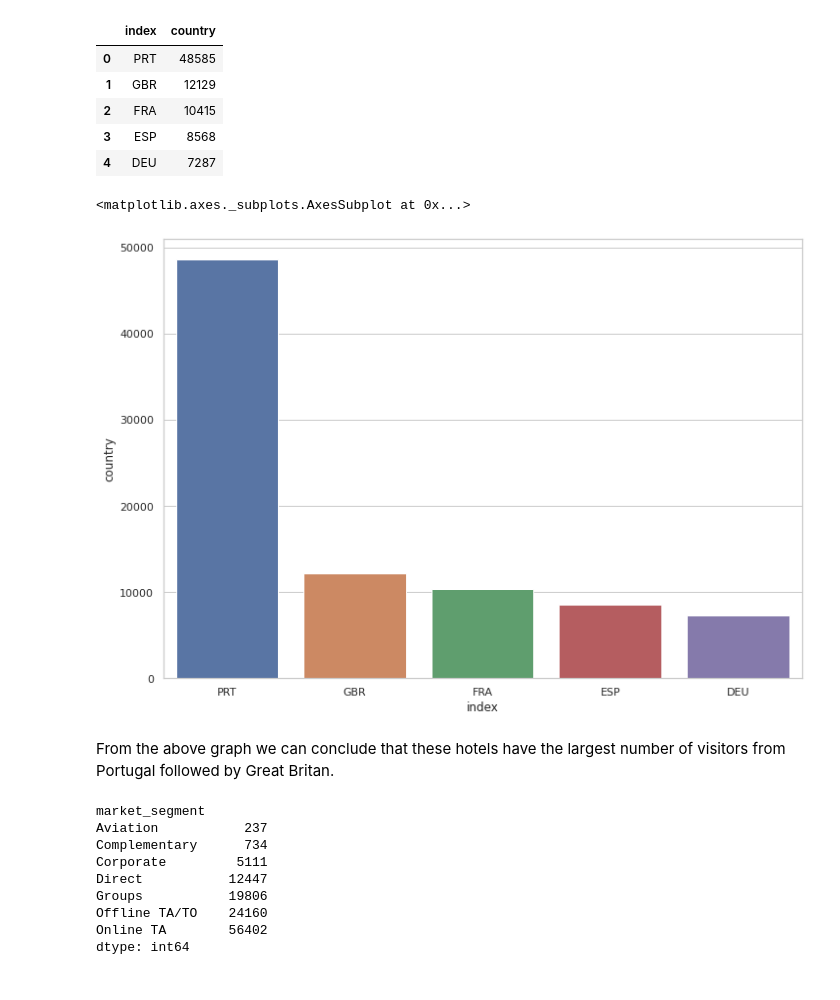
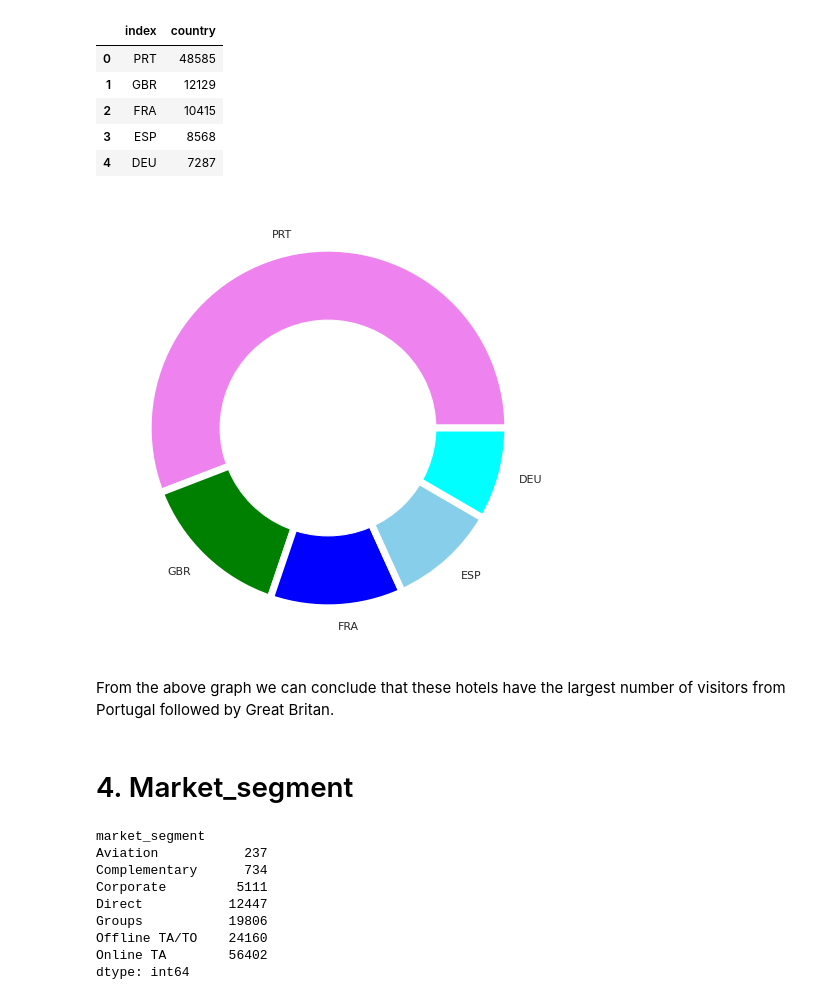
Before and after one commit to manm0han/hotel-booking-eda, a Jupyter notebook: Manmohan_Madhu_Hotel_Booking_Analysis_Capstone_Project.ipynb, the cells around one changed output. Drawn from its saved outputs; the diff is of its cells as text; code cells hidden in the pictures.

Commit message:
Changed the market segment chart

```diff
--- a/Manmohan_Madhu_Hotel_Booking_Analysis_Capstone_Project.ipynb
+++ b/Manmohan_Madhu_Hotel_Booking_Analysis_Capstone_Project.ipynb
@@ -368,13 +370,19 @@ group_country
 | 2 | FRA | 10415 |
 | 3 | ESP | 8568 |
 | 4 | DEU | 7287 |
-# %%
-sns.barplot(data = group_country, x = 'index', y = 'country')
-# %% [output]
-<matplotlib.axes._subplots.AxesSubplot at 0x...>
-[figure, removed]
+# %%
+#sns.barplot(data = group_country, x = 'index', y = 'country')
+plt.pie(group_country['country'], labels=group_country['index'], colors=['violet','green','blue','skyblue','cyan'], wedgeprops = { 'linewidth' : 7, 'edgecolor' : 'white' })
+plot_circle = plt.Circle( (0,0), 0.6, color='white')
+p = plt.gcf()
+p.gca().add_artist(plot_circle)
+plt.show()
+# %% [output]
+[figure, added]
 # %% [markdown]
 From the above graph we can conclude that these hotels have the largest number of visitors from Portugal followed by Great Britan.
+# %% [markdown]
+# 4. Market_segment
 # %%
 hotel_booking_df.groupby(['market_segment']).size()
 # %% [output]
```
Also changed, not shown: parts of 5 cells of this notebook.
